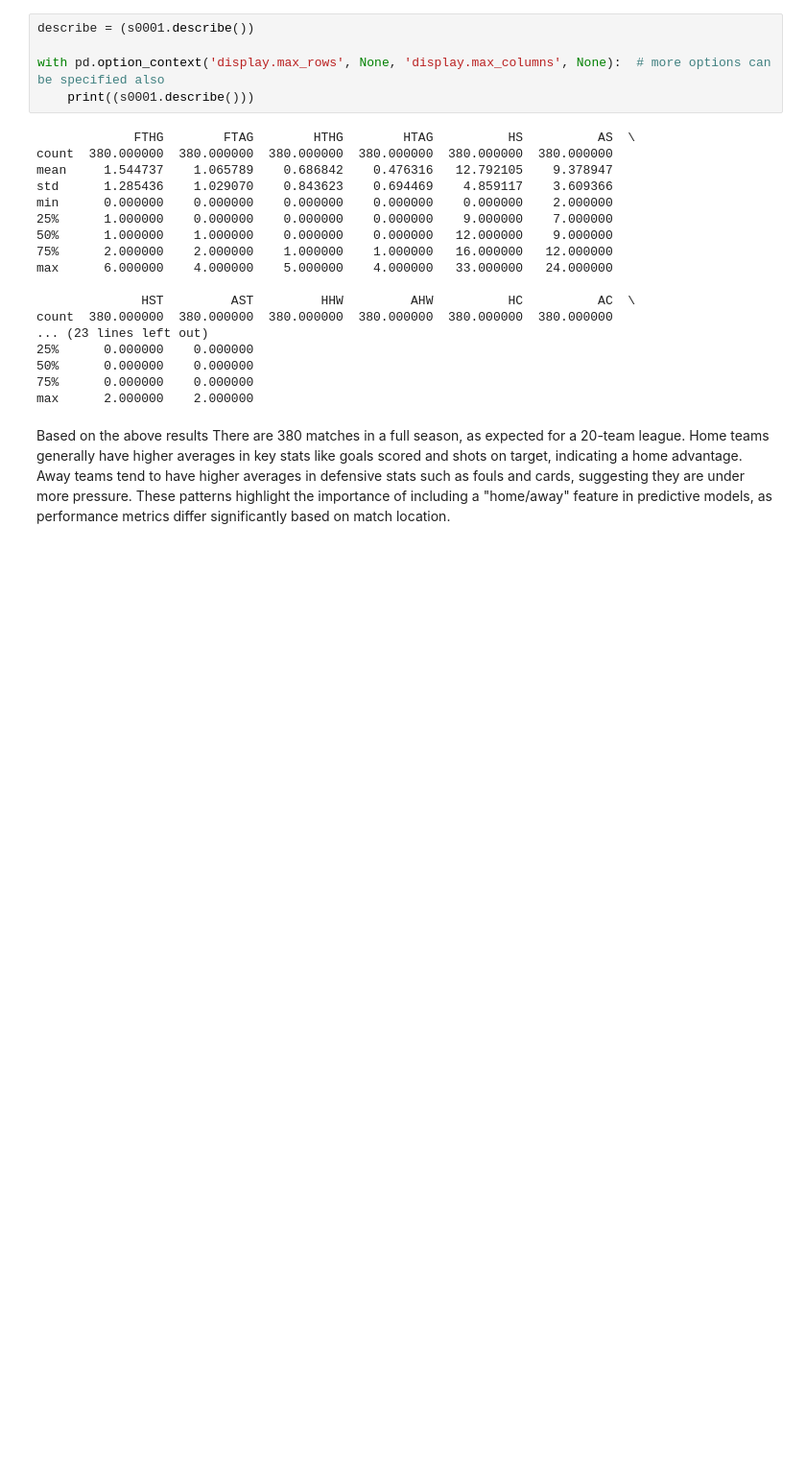
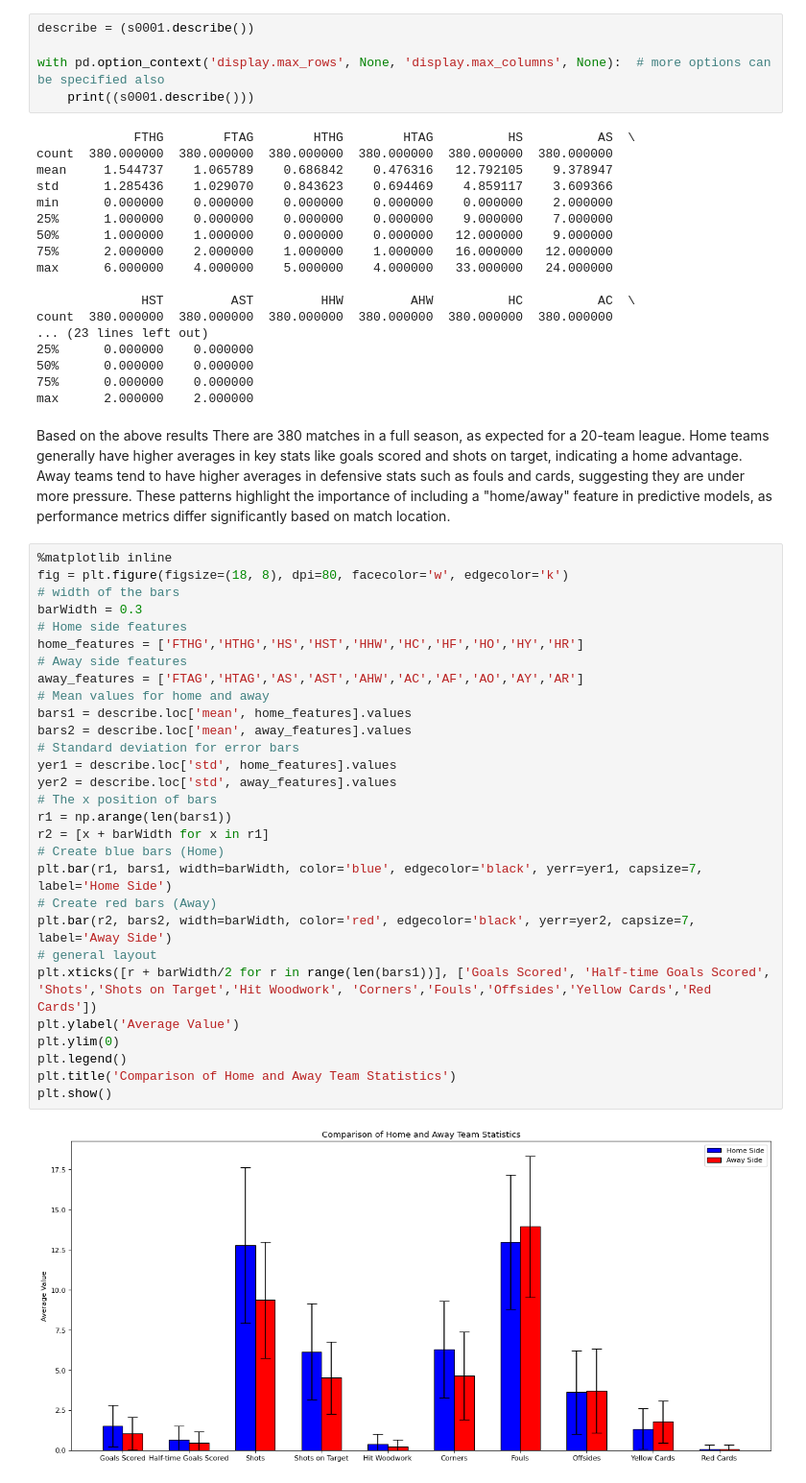
Before and after one commit to uzicodes/Predicting-the-English-Premier-League, a Jupyter notebook: EPL.ipynb, the cells around one changed output. Shown at 96% size. Saved outputs shown, nothing was run; the diff lists cells and outputs as text; blank space fills up the shorter version.

Commit message:
plotted the graph

```diff
--- a/EPL.ipynb
+++ b/EPL.ipynb
@@ -103,3 +103,34 @@ Based on the above results There are 380 matches in a full season, as expected f
 Home teams generally have higher averages in key stats like goals scored and shots on target, indicating a home advantage.
 Away teams tend to have higher averages in defensive stats such as fouls and cards, suggesting they are under more pressure.
 These patterns highlight the importance of including a "home/away" feature in predictive models, as performance metrics differ significantly based on match location.
+# %%
+%matplotlib inline
+fig = plt.figure(figsize=(18, 8), dpi=80, facecolor='w', edgecolor='k')
+# width of the bars
+barWidth = 0.3
+# Home side features
+home_features = ['FTHG','HTHG','HS','HST','HHW','HC','HF','HO','HY','HR']
+# Away side features
+away_features = ['FTAG','HTAG','AS','AST','AHW','AC','AF','AO','AY','AR']
+# Mean values for home and away
+bars1 = describe.loc['mean', home_features].values
+bars2 = describe.loc['mean', away_features].values
+# Standard deviation for error bars
+yer1 = describe.loc['std', home_features].values
+yer2 = describe.loc['std', away_features].values
+# The x position of bars
+r1 = np.arange(len(bars1))
+r2 = [x + barWidth for x in r1]
+# Create blue bars (Home)
+plt.bar(r1, bars1, width=barWidth, color='blue', edgecolor='black', yerr=yer1, capsize=7, label='Home Side')
+# Create red bars (Away)
+plt.bar(r2, bars2, width=barWidth, color='red', edgecolor='black', yerr=yer2, capsize=7, label='Away Side')
+# general layout
+plt.xticks([r + barWidth/2 for r in range(len(bars1))], ['Goals Scored', 'Half-time Goals Scored', 'Shots','Shots on Target','Hit Woodwork', 'Corners','Fouls','Offsides','Yellow Cards','Red Cards'])
+plt.ylabel('Average Value')
+plt.ylim(0)
+plt.legend()
+plt.title('Comparison of Home and Away Team Statistics')
+plt.show()
+# %% [output]
+[figure, added]
```
Also changed, not shown: parts of 2 cells of this notebook.
